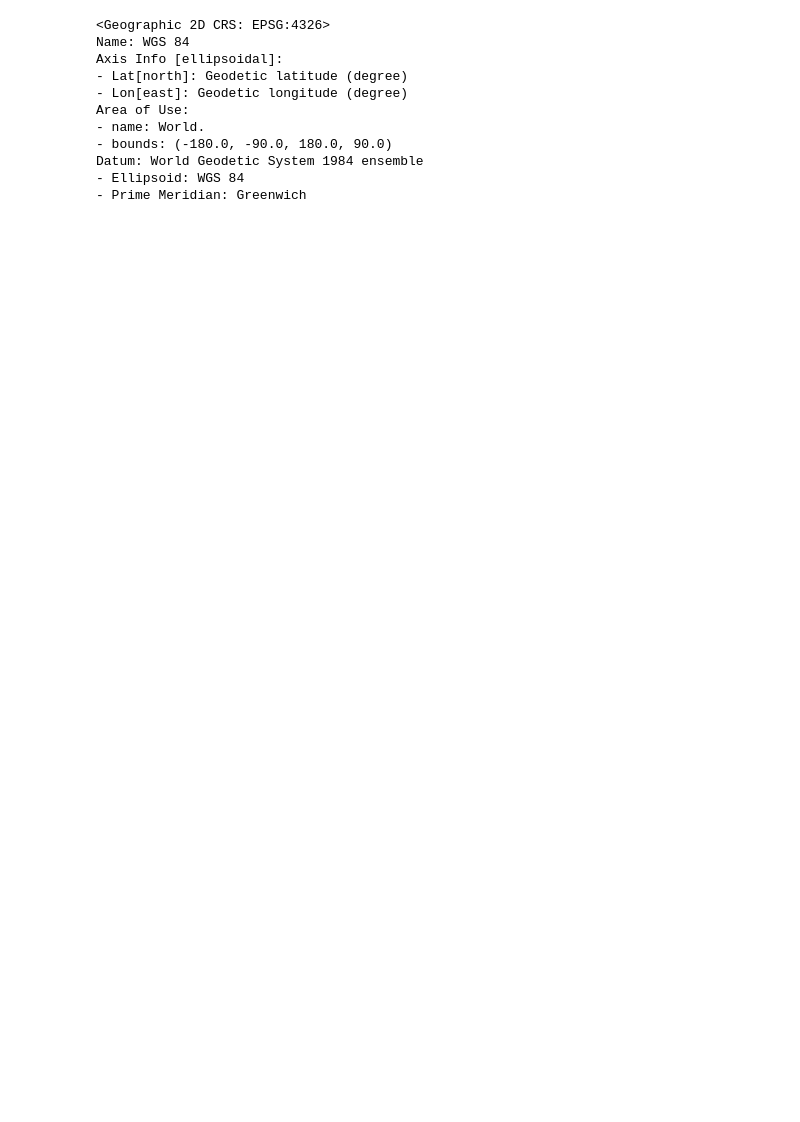
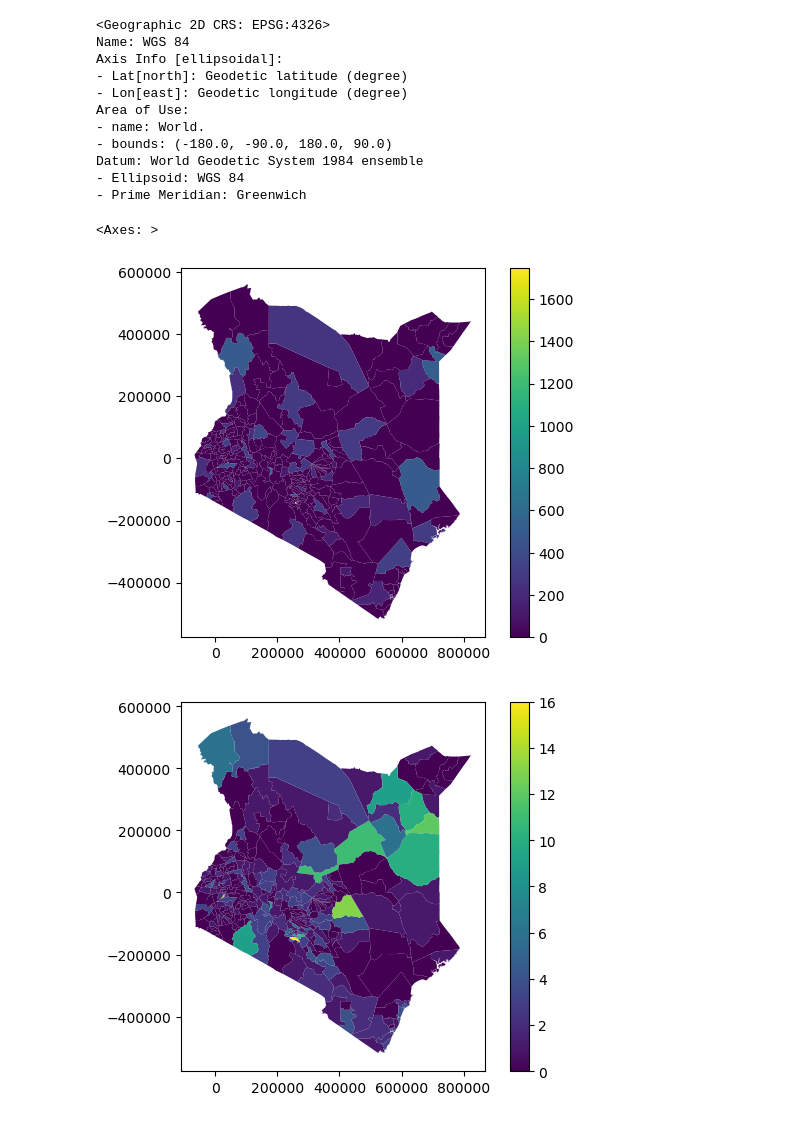
Before and after one commit to tomwaldin/east_africa_conflict_analysis, a Jupyter notebook: notebooks/exploratory_data_analysis.ipynb, the cells around one changed output. Drawn from its saved outputs; the diff is of its cells as text; code cells hidden in the pictures; blank space fills up the shorter version.

```diff
--- a/notebooks/exploratory_data_analysis.ipynb
+++ b/notebooks/exploratory_data_analysis.ipynb
@@ -296,3 +317,11 @@ Area of Use:
 Datum: World Geodetic System 1984 ensemble
 - Ellipsoid: WGS 84
 - Prime Meridian: Greenwich
+# %%
+data['ken']['features'].plot(column='conflict_count', legend=True)
+data['ken']['features'].plot(column='police_count', legend=True)
+data['ken']['features'].plot(column='population', legend=True)
+# %% [output]
+<Axes: >
+[figure, added]
+[figure, added]
```
Also changed, not shown: parts of 24 cells of this notebook, 1 other file.
